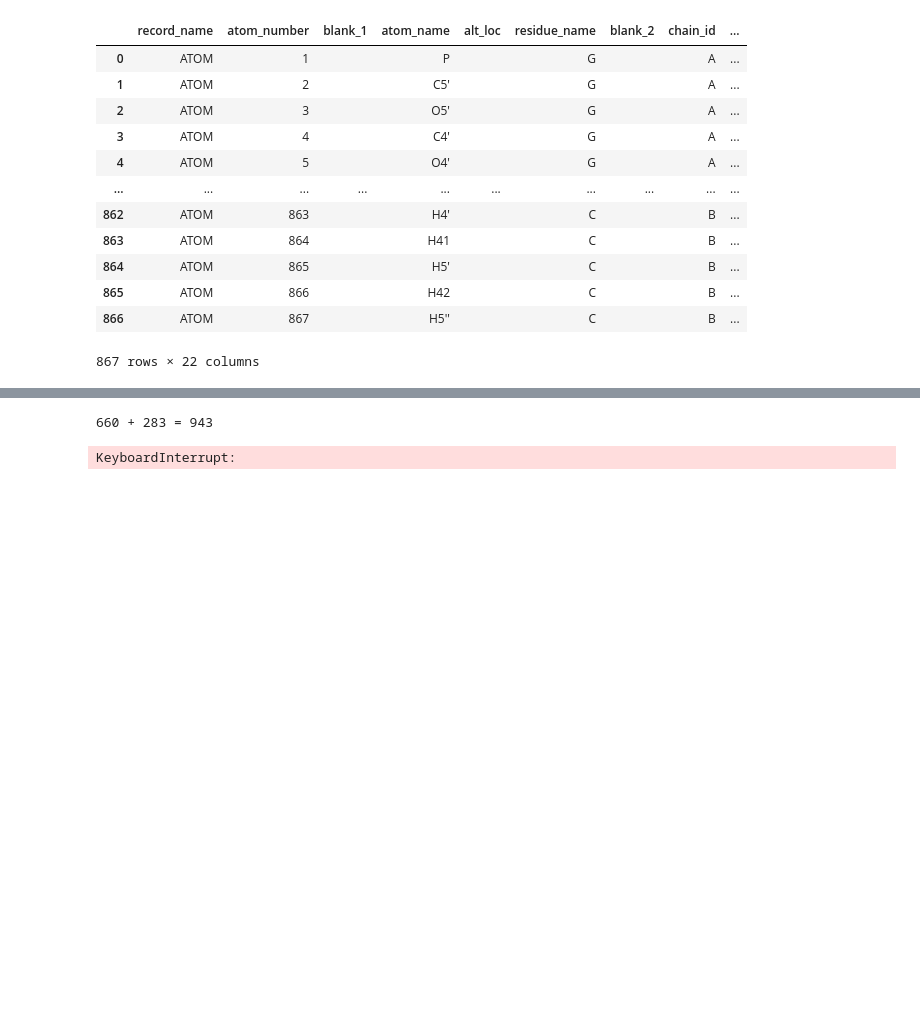
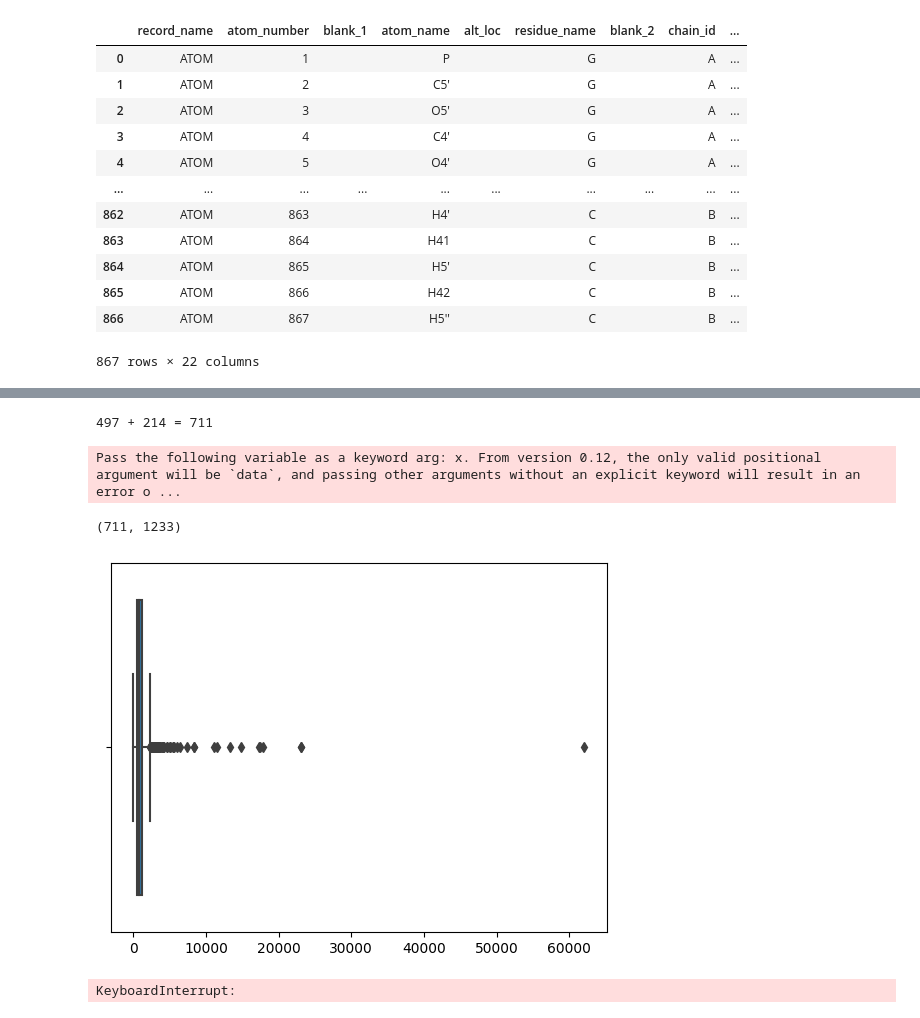
Before and after one commit to MihirBafna/DiffRNAFold, a Jupyter notebook: EquivariantAutoencoder.ipynb, the cells around one changed output, grey strips where cells are left out. Saved outputs shown, nothing was run; the diff lists cells and outputs as text; code cells hidden in the pictures; blank space fills up the shorter version.

```diff
--- a/EquivariantAutoencoder.ipynb
+++ b/EquivariantAutoencoder.ipynb
@@ -62,26 +62,51 @@ def pdb2pandas(pdb_path):
 
 
 def create_pyg_datalist(data_path):
+    max_pointcloud_size = 1233
     datalist = []
+    shape_list = []
     # for filename in track(os.listdir(data_path), description="[cyan]Creating PyG Data from RNA pdb files"):
-    for filename in tqdm(os.listdir(data_path), desc="Creating PyG Data from RNA pdb files"):
+    for filename in tqdm(os.listdir(data_path), desc="Parsing Data from RNA pdb files"):
         if filename.endswith("pdb"):
             pdb_df = pdb2pandas(os.path.join(data_path, filename))
-            coordinates = torch.from_numpy(pdb_df[["x_coord","y_coord","z_coord"]].to_numpy()).type(torch.FloatTensor)              # should be shape (num_atoms,3)
+            coordinates = pdb_df[["x_coord","y_coord","z_coord"]].to_numpy()         # should be shape (num_atoms,3)
             atom_number = torch.from_numpy(pdb_df[["atom_number"]].to_numpy())
             node_id = pdb_df[["node_id"]].to_numpy()
-            data = Data(pos=coordinates, atom_number=atom_number, y=node_id, num_nodes=node_id.shape[0])
-            datalist.append(data)
-    return datalist
+            shape_list.append(coordinates.shape[0])
+            if coordinates.shape[0] <= max_pointcloud_size:
+                paddingamount = max_pointcloud_size - coordinates.shape[0]
+                coords_padded = torch.from_numpy(np.pad(coordinates, ((0, paddingamount),(0, 0)), 'constant', constant_values=(0, 0))).type(torch.FloatTensor)
+                data = Data(pos=coords_padded, atom_number=atom_number, y=node_id, num_nodes=coords_padded.shape[0])
+                datalist.append(data)
 
-data_list = create_pyg_datalist(data_path=data_path)
+            # else:
+            #     raise Exception("Incorrect max_pointcloud_size")
+
+
+
+
+    return datalist, shape_list
+
+data_list, shape_list = create_pyg_datalist(data_path=data_path)
+pointcloud_size = 1233
 # %%
 X_train, X_test = train_test_split(data_list, test_size=0.3, random_state=42)
 print(len(X_train),"+", len(X_test),"=", len(X_train) + len(X_test))
 train_data_loader = DataLoader(X_train, batch_size=1)
 test_data_loader = DataLoader(X_test, batch_size=1)
 # %% [output]
-660 + 283 = 943
+497 + 214 = 711
+# %%
+import seaborn as sns
+
+sns.boxplot(shape_list)
+shapes = np.array(shape_list)
+mean = np.mean(shape_list)
+len(shapes[shapes<=mean]), int(mean)
+# %% [output]
+Pass the following variable as a keyword arg: x. From version 0.12, the only valid positional argument will be `data`, and passing other arguments without an explicit keyword will result in an error o ...
+(711, 1233)
+[figure, added]
 # %%
 from torch_cluster import knn_graph
 from torch_geometric.nn.conv import XConv,PPFConv        # PPF Conv is roto-translational equivariant
```
Also changed, not shown: parts of 4 cells of this notebook.
